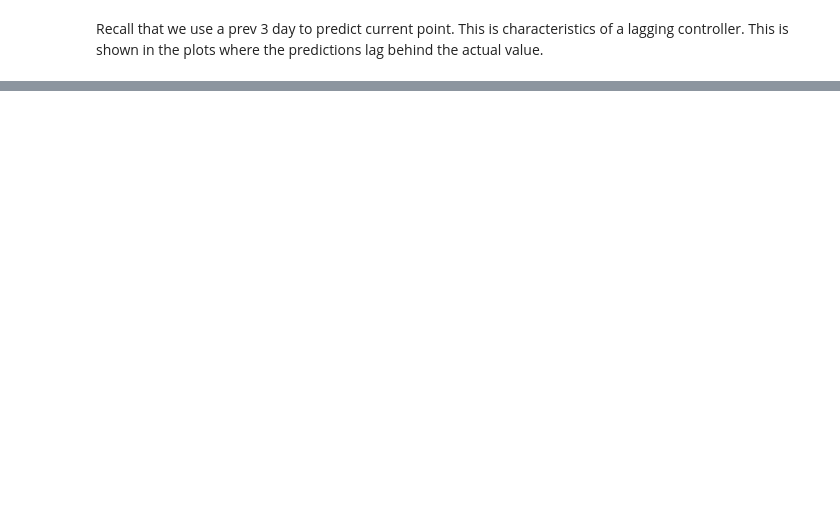
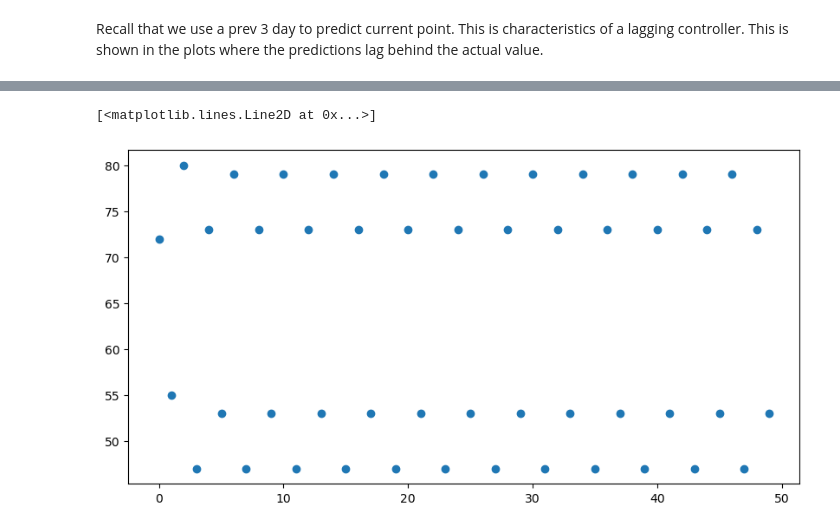
Before and after one commit to Cryptonoid2030/stock-prediction, a Jupyter notebook: midi-gen.ipynb, the cells around one changed output, grey strips where cells are left out. Drawn from its saved outputs; the diff is of its cells as text; code cells hidden in the pictures; blank space fills up the shorter version.

```diff
--- a/midi-gen.ipynb
+++ b/midi-gen.ipynb
@@ -131,0 +168,10 @@ plt.legend(['Training Predictions',
+# %%
+from sequential import *
+# Usage:
+initial_input = X_val[0]  # Example initial window from validation set
+predicted_sequence = sequential_predict(model, initial_input, pred_steps=50)
+
+plt.figure(figsize=(10, 5))
+
+plt.plot(predicted_sequence[:,1], 'o', label='predicted sequence')
+# %% [output]
@@ -131,0 +195,2 @@ plt.legend(['Training Predictions',
+[<matplotlib.lines.Line2D at 0x...>]
+[figure, added]
```
Also changed, not shown: parts of 13 cells of this notebook, 2 other files.
